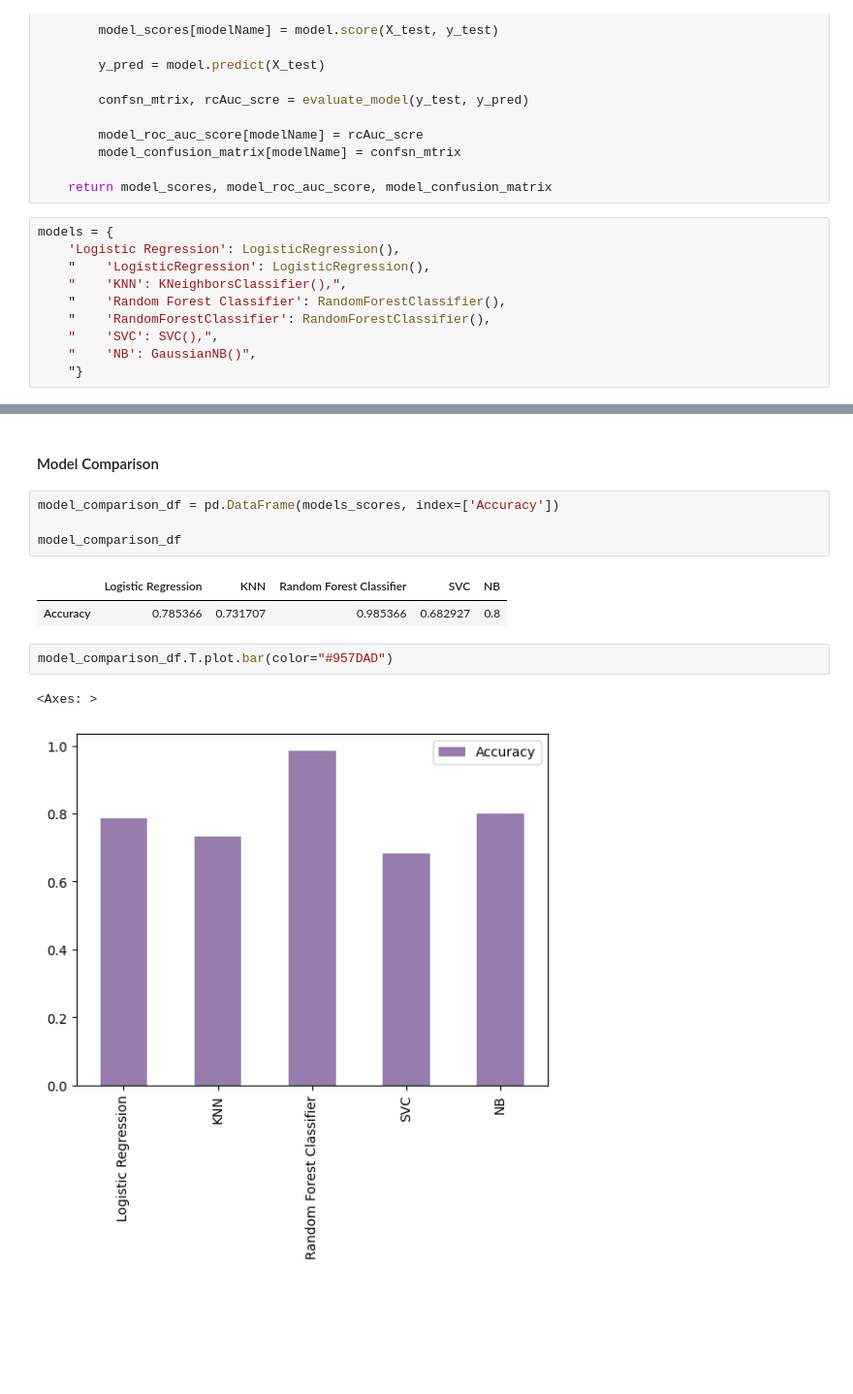
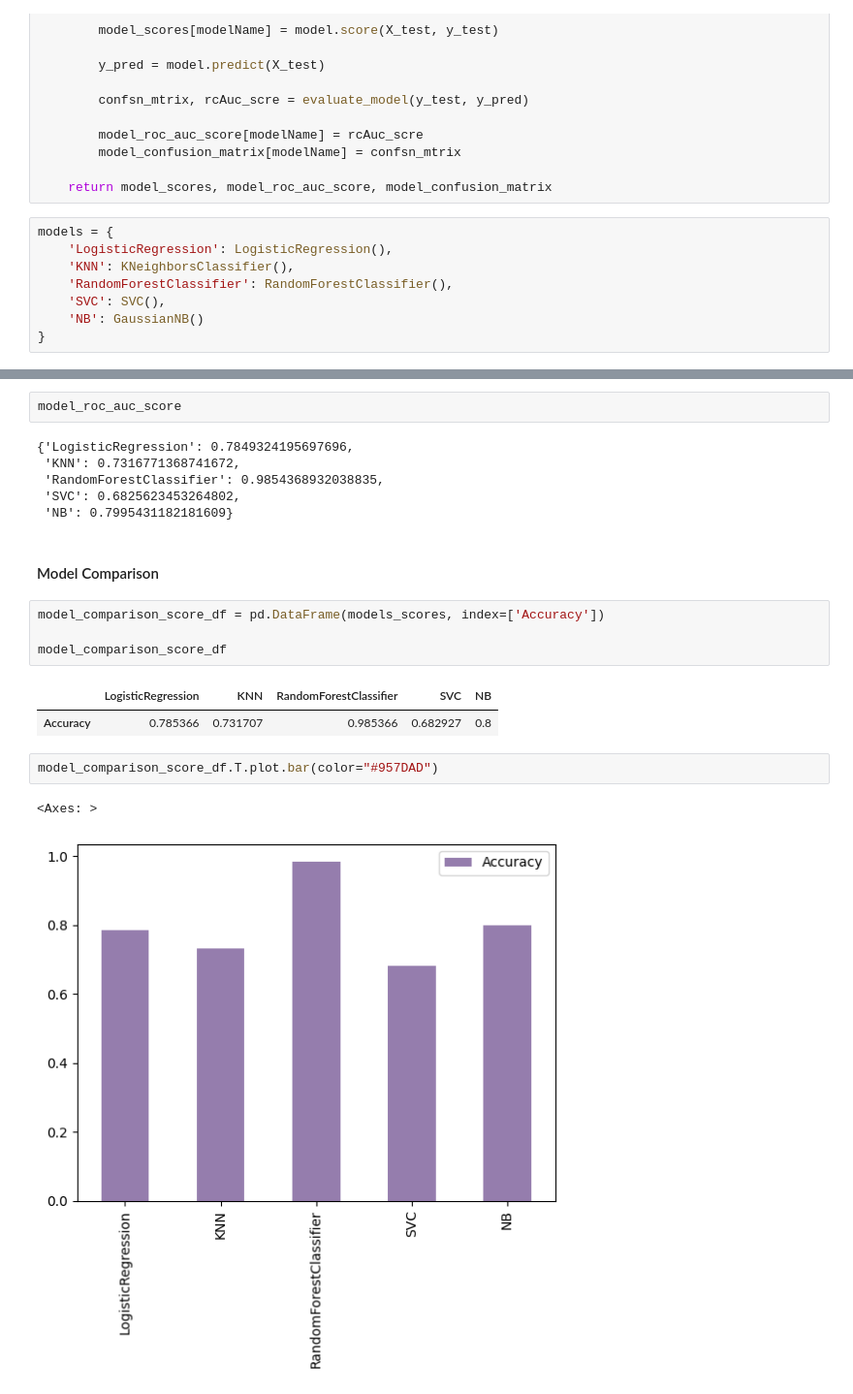
Before and after one commit to robinpabbi/Heart-Disease-Prediction, a Jupyter notebook: notebooks/EDA.ipynb, the cells around one changed output, grey strips where cells are left out. Shown at 97% size. Drawn from its saved outputs; the diff is of its cells as text; blank space fills up the shorter version.

Commit message:
Added DataIngestion

```diff
--- a/notebooks/EDA.ipynb
+++ b/notebooks/EDA.ipynb
@@ -408,14 +393,12 @@ def fit_and_score_model(models:dict, X_train, X_test, y_train, y_test):
     return model_scores, model_roc_auc_score, model_confusion_matrix
 # %%
 models = {
-    'Logistic Regression': LogisticRegression(),
-    "    'LogisticRegression': LogisticRegression(),
-    "    'KNN': KNeighborsClassifier(),",
-    "    'Random Forest Classifier': RandomForestClassifier(),
-    "    'RandomForestClassifier': RandomForestClassifier(),
-    "    'SVC': SVC(),",
-    "    'NB': GaussianNB()",
-    "}
+    'LogisticRegression': LogisticRegression(),
+    'KNN': KNeighborsClassifier(),
+    'RandomForestClassifier': RandomForestClassifier(),
+    'SVC': SVC(),
+    'NB': GaussianNB()
+}
 # %%
 models_scores, model_roc_auc_score, model_confusion_matrix= fit_and_score_model(models,
                                     X_train=X_train,
@@ -430,14 +424,22 @@ NameError: name 'models' is not defined
+# %%
+model_roc_auc_score
+# %% [output]
+{'LogisticRegression': 0.7849324195697696,
+ 'KNN': 0.7316771368741672,
+ 'RandomForestClassifier': 0.9854368932038835,
+ 'SVC': 0.6825623453264802,
+ 'NB': 0.7995431182181609}
 # %% [markdown]
 #### Model Comparison
 # %%
-model_comparison_df = pd.DataFrame(models_scores, index=['Accuracy'])
+model_comparison_score_df = pd.DataFrame(models_scores, index=['Accuracy'])
 
-model_comparison_df
+model_comparison_score_df
 # %% [output]
-|  | Logistic Regression | KNN | Random Forest Classifier | SVC | NB |
+|  | LogisticRegression | KNN | RandomForestClassifier | SVC | NB |
 | Accuracy | 0.785366 | 0.731707 | 0.985366 | 0.682927 | 0.8 |
 # %%
-model_comparison_df.T.plot.bar(color="#957DAD")
+model_comparison_score_df.T.plot.bar(color="#957DAD")
 # %% [output]
 <Axes: >
-[figure, old version]
+[figure, new version]
```
Also changed, not shown: parts of 5 cells of this notebook, 9 other files.
